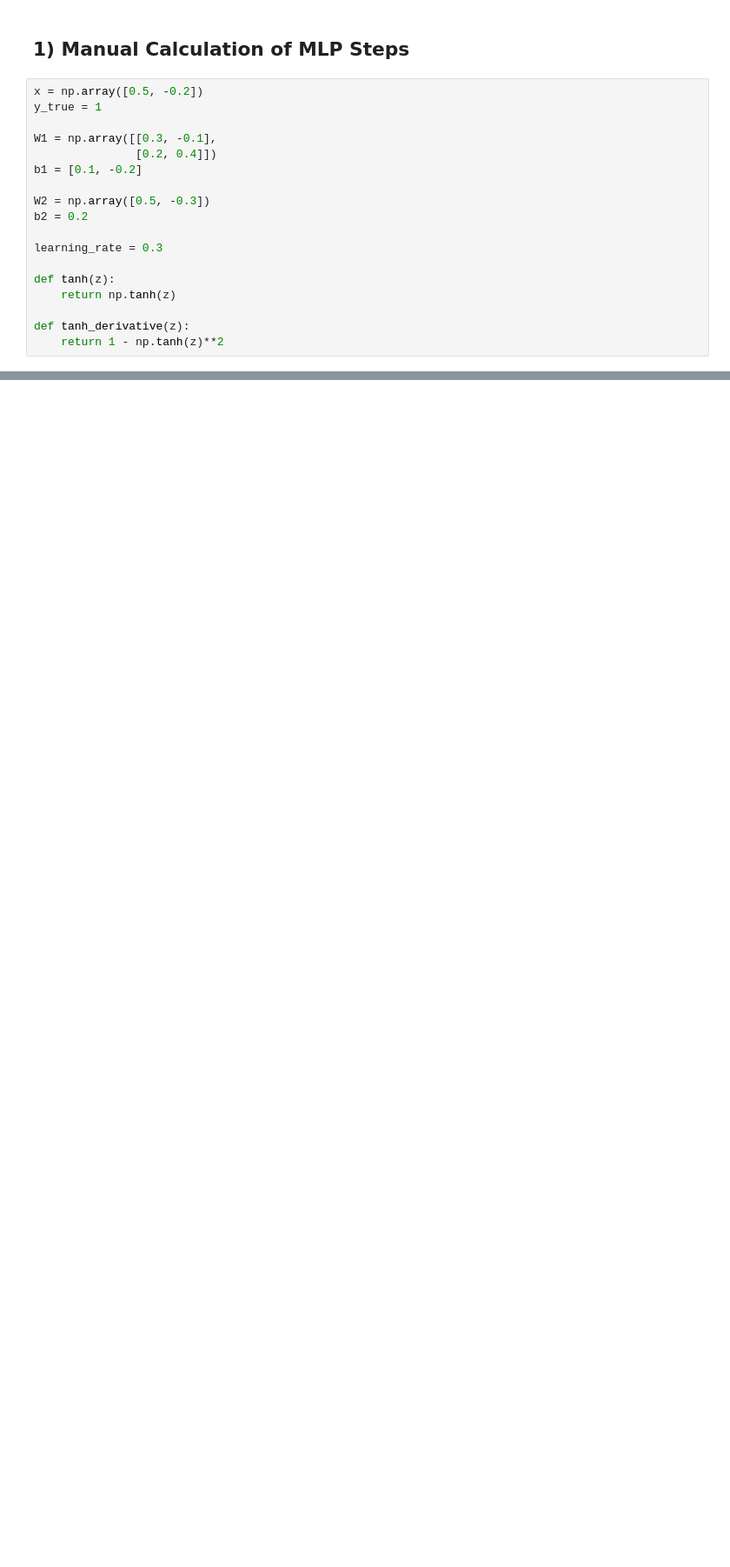
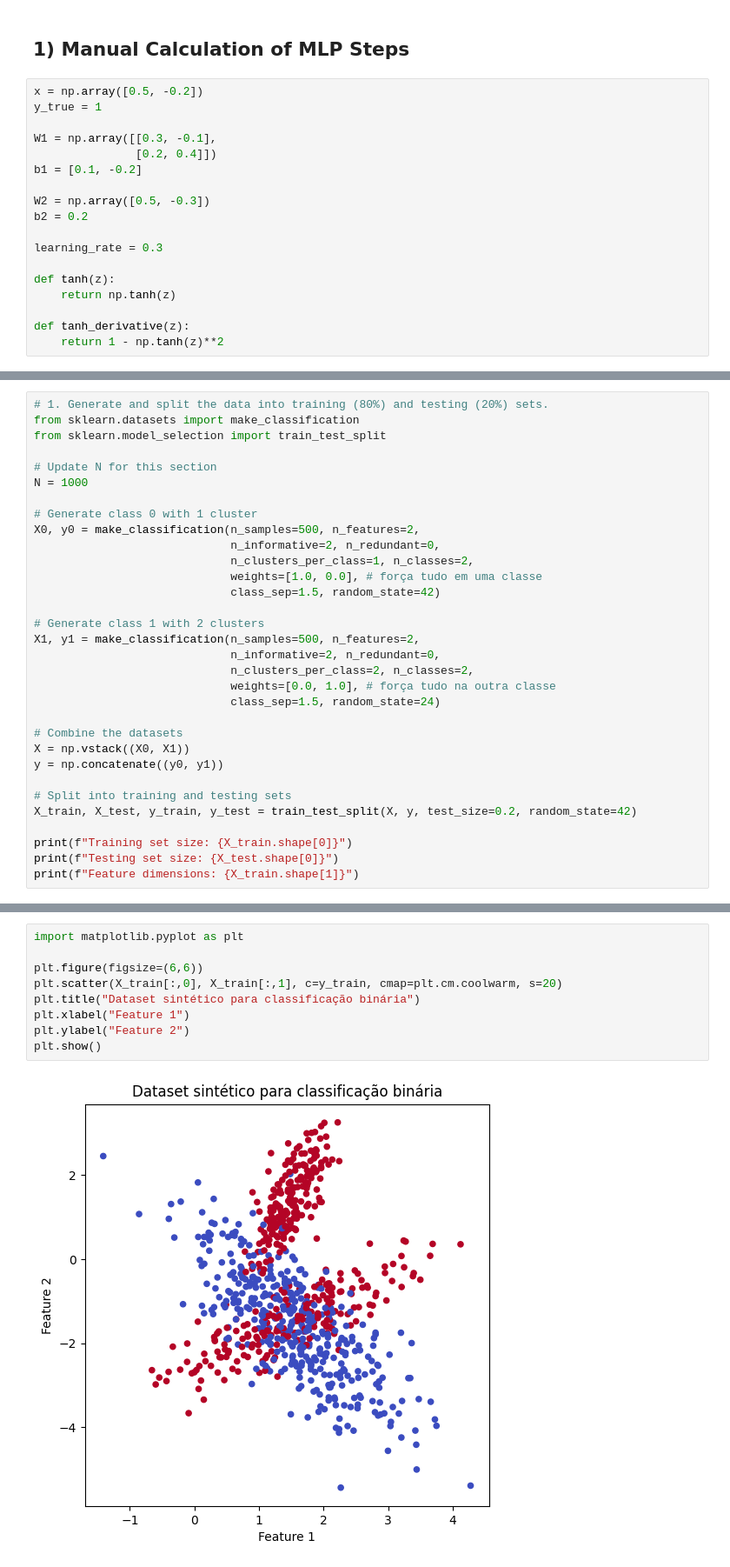
Before and after one commit to leonardoct3/mlp-ex-3, a Jupyter notebook: src/main.ipynb, the cells around one changed output, grey strips where cells are left out. Shown at 87% size. Drawn from its saved outputs; the diff is of its cells as text; blank space fills up the shorter version.

```diff
--- a/src/main.ipynb
+++ b/src/main.ipynb
@@ -48,0 +145,32 @@ y_pred (final output): 0.36724656264510797
+# %%
+# 1. Generate and split the data into training (80%) and testing (20%) sets.
+from sklearn.datasets import make_classification
+from sklearn.model_selection import train_test_split
+
+# Update N for this section
+N = 1000
+
+# Generate class 0 with 1 cluster
+X0, y0 = make_classification(n_samples=500, n_features=2,
+                             n_informative=2, n_redundant=0,
+                             n_clusters_per_class=1, n_classes=2,
+                             weights=[1.0, 0.0], # força tudo em uma classe
+                             class_sep=1.5, random_state=42)
+
+# Generate class 1 with 2 clusters
+X1, y1 = make_classification(n_samples=500, n_features=2,
+                             n_informative=2, n_redundant=0,
+                             n_clusters_per_class=2, n_classes=2,
+                             weights=[0.0, 1.0], # força tudo na outra classe
+                             class_sep=1.5, random_state=24)
+
+# Combine the datasets
+X = np.vstack((X0, X1))
+y = np.concatenate((y0, y1))
+
+# Split into training and testing sets
+X_train, X_test, y_train, y_test = train_test_split(X, y, test_size=0.2, random_state=42)
+
+print(f"Training set size: {X_train.shape[0]}")
+print(f"Testing set size: {X_test.shape[0]}")
+print(f"Feature dimensions: {X_train.shape[1]}")
@@ -48,0 +181,11 @@ y_pred (final output): 0.36724656264510797
+# %%
+import matplotlib.pyplot as plt
+
+plt.figure(figsize=(6,6))
+plt.scatter(X_train[:,0], X_train[:,1], c=y_train, cmap=plt.cm.coolwarm, s=20)
+plt.title("Dataset sintético para classificação binária")
+plt.xlabel("Feature 1")
+plt.ylabel("Feature 2")
+plt.show()
+# %% [output]
+[figure, added]
```
Also changed, not shown: parts of 19 cells of this notebook.
